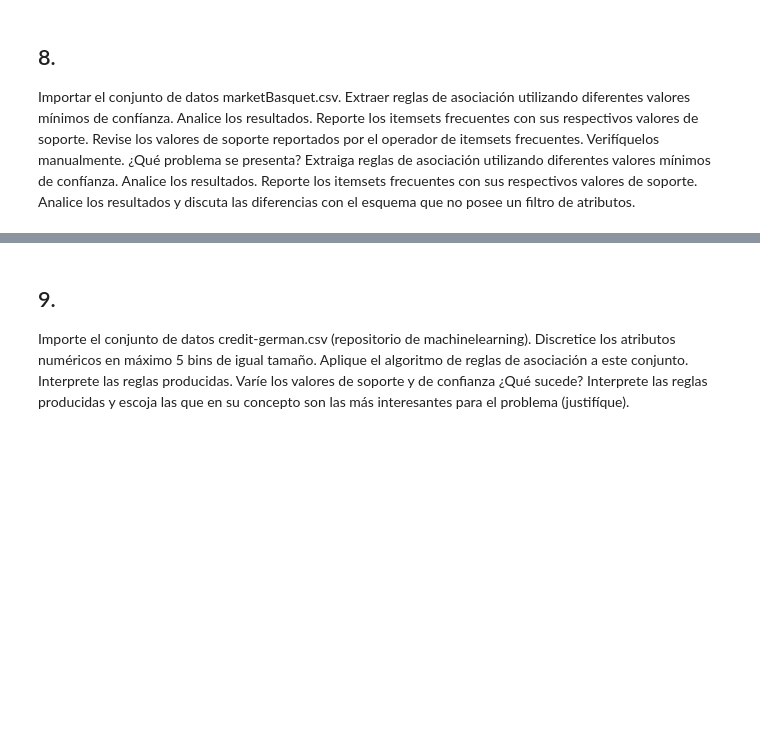
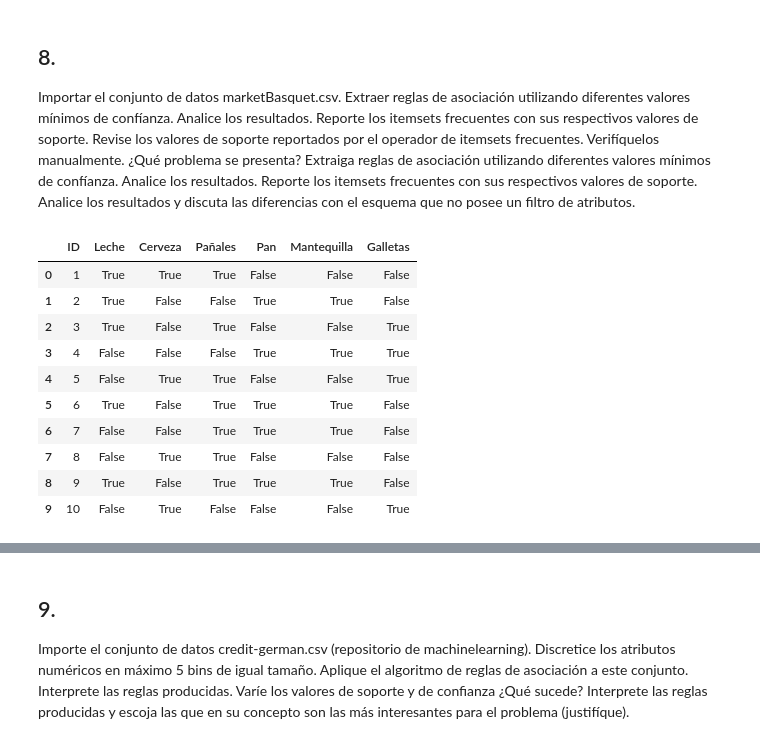
Before and after one commit to acmoral/ProyectoMineria, a Jupyter notebook: Talleres/Taller2/taller2.ipynb, the cells around one changed output, grey strips where cells are left out. Cells and saved outputs as stored; diff of their text form; code cells hidden in the pictures; blank space fills up the shorter version.

```diff
--- a/Talleres/Taller2/taller2.ipynb
+++ b/Talleres/Taller2/taller2.ipynb
@@ -225,3 +763,19 @@ de soporte reportados por el operador de itemsets frecuentes. Verifíquelos manu
 Extraiga reglas de asociación utilizando diferentes valores mínimos de confíanza. Analice los resultados. Reporte los
 itemsets frecuentes con sus respectivos valores de soporte. Analice los resultados y discuta las diferencias con el esquema
 que no posee un filtro de atributos.
+# %%
+#importar el dataset
+marketBasket = pd.read_csv('./marketBasket.csv', delimiter=';', encoding='latin1')
+marketBasket
+# %% [output]
+|  | ID | Leche | Cerveza | Pañales | Pan | Mantequilla | Galletas |
+| 0 | 1 | True | True | True | False | False | False |
+| 1 | 2 | True | False | False | True | True | False |
+| 2 | 3 | True | False | True | False | False | True |
+| 3 | 4 | False | False | False | True | True | True |
+| 4 | 5 | False | True | True | False | False | True |
+| 5 | 6 | True | False | True | True | True | False |
+| 6 | 7 | False | False | True | True | True | False |
+| 7 | 8 | False | True | True | False | False | False |
+| 8 | 9 | True | False | True | True | True | False |
+| 9 | 10 | False | True | False | False | False | True |
```
Also changed, not shown: parts of 38 cells of this notebook, 1 other file.
